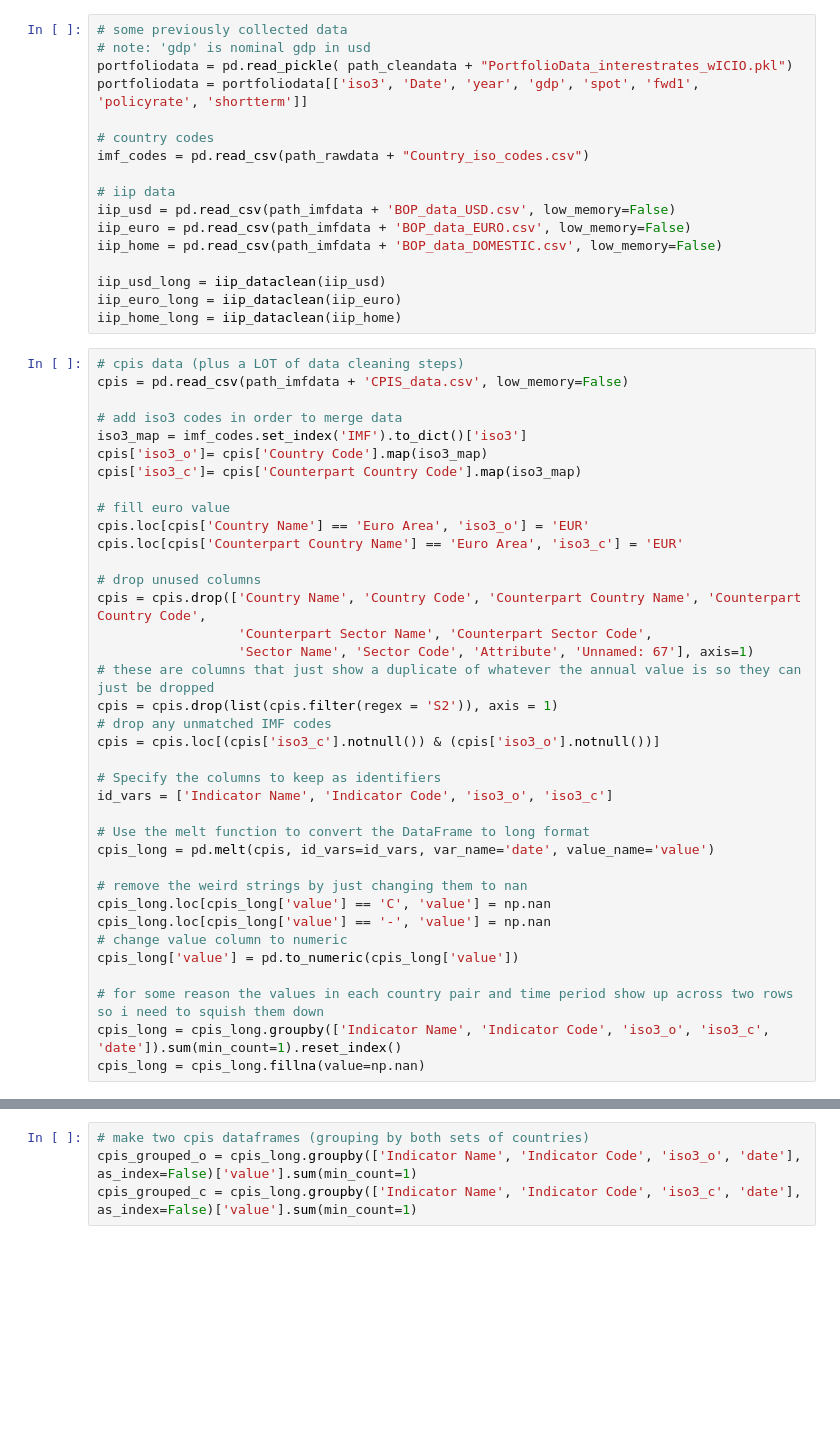
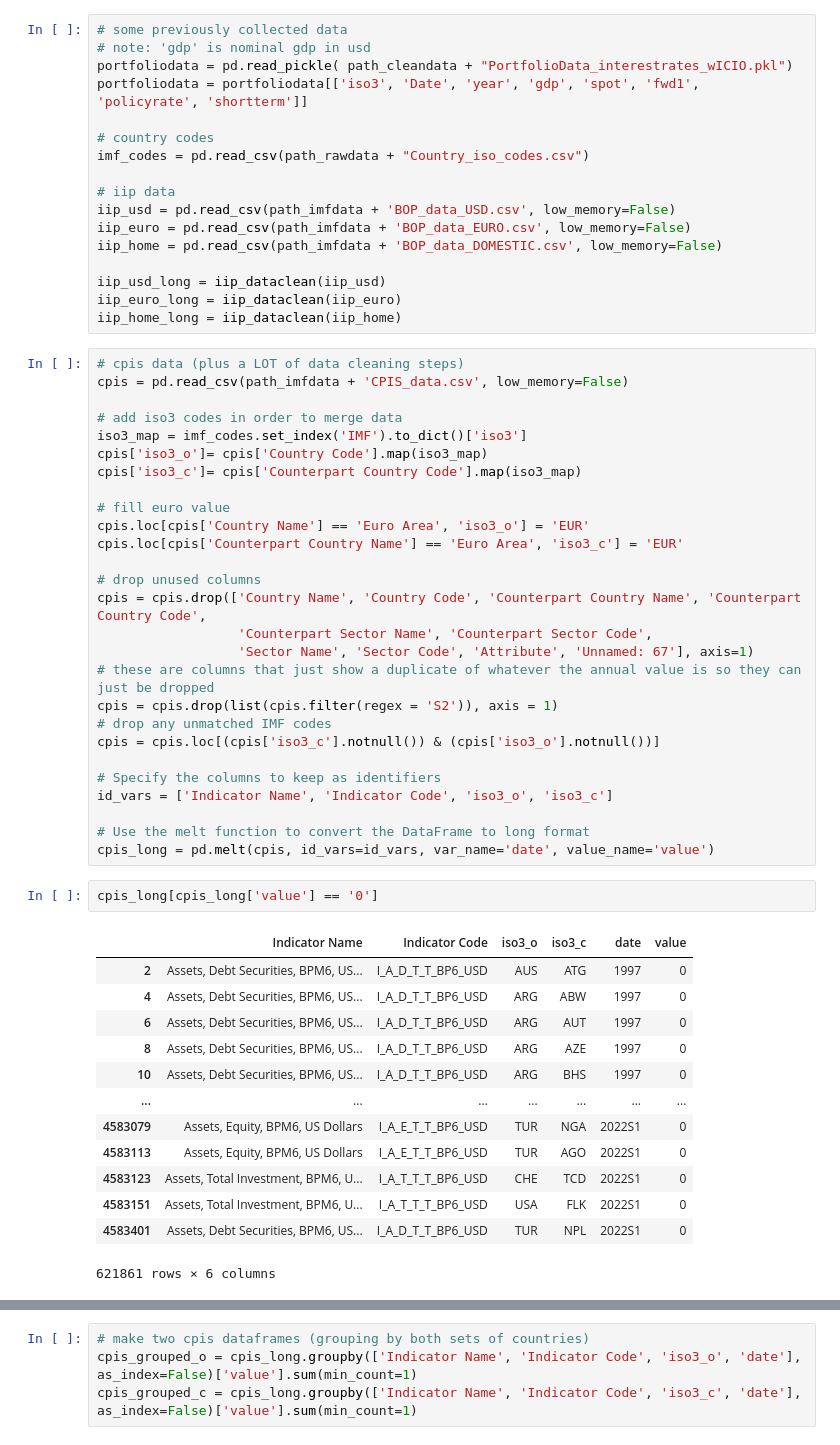
Before and after one commit to emilyfu1/riskoff, a Jupyter notebook: lookatdata.ipynb, the cells around one changed output, grey strips where cells are left out. Drawn from its saved outputs; the diff is of its cells as text; blank space fills up the shorter version.

```diff
--- a/lookatdata.ipynb
+++ b/lookatdata.ipynb
@@ -67,13 +67,19 @@ id_vars = ['Indicator Name', 'Indicator Code', 'iso3_o', 'iso3_c']
 
 # Use the melt function to convert the DataFrame to long format
 cpis_long = pd.melt(cpis, id_vars=id_vars, var_name='date', value_name='value')
-
-# remove the weird strings by just changing them to nan
-cpis_long.loc[cpis_long['value'] == 'C', 'value'] = np.nan
-cpis_long.loc[cpis_long['value'] == '-', 'value'] = np.nan
-# change value column to numeric
-cpis_long['value'] = pd.to_numeric(cpis_long['value'])
-
-# for some reason the values in each country pair and time period show up across two rows so i need to squish them down
-cpis_long = cpis_long.groupby(['Indicator Name', 'Indicator Code', 'iso3_o', 'iso3_c', 'date']).sum(min_count=1).reset_index()
-cpis_long = cpis_long.fillna(value=np.nan)
+# %%
+cpis_long[cpis_long['value'] == '0']
+# %% [output]
+|  | Indicator Name | Indicator Code | iso3_o | iso3_c | date | value |
+| 2 | Assets, Debt Securities, BPM6, US... | I_A_D_T_T_BP6_USD | AUS | ATG | 1997 | 0 |
+| 4 | Assets, Debt Securities, BPM6, US... | I_A_D_T_T_BP6_USD | ARG | ABW | 1997 | 0 |
+| 6 | Assets, Debt Securities, BPM6, US... | I_A_D_T_T_BP6_USD | ARG | AUT | 1997 | 0 |
+| 8 | Assets, Debt Securities, BPM6, US... | I_A_D_T_T_BP6_USD | ARG | AZE | 1997 | 0 |
+| 10 | Assets, Debt Securities, BPM6, US... | I_A_D_T_T_BP6_USD | ARG | BHS | 1997 | 0 |
+| ... | ... | ... | ... | ... | ... | ... |
+| 4583079 | Assets, Equity, BPM6, US Dollars | I_A_E_T_T_BP6_USD | TUR | NGA | 2022S1 | 0 |
+| 4583113 | Assets, Equity, BPM6, US Dollars | I_A_E_T_T_BP6_USD | TUR | AGO | 2022S1 | 0 |
+| 4583123 | Assets, Total Investment, BPM6, U... | I_A_T_T_T_BP6_USD | CHE | TCD | 2022S1 | 0 |
+| 4583151 | Assets, Total Investment, BPM6, U... | I_A_T_T_T_BP6_USD | USA | FLK | 2022S1 | 0 |
+| 4583401 | Assets, Debt Securities, BPM6, US... | I_A_D_T_T_BP6_USD | TUR | NPL | 2022S1 | 0 |
+621861 rows × 6 columns
```
Also changed, not shown: parts of 7 cells of this notebook.
